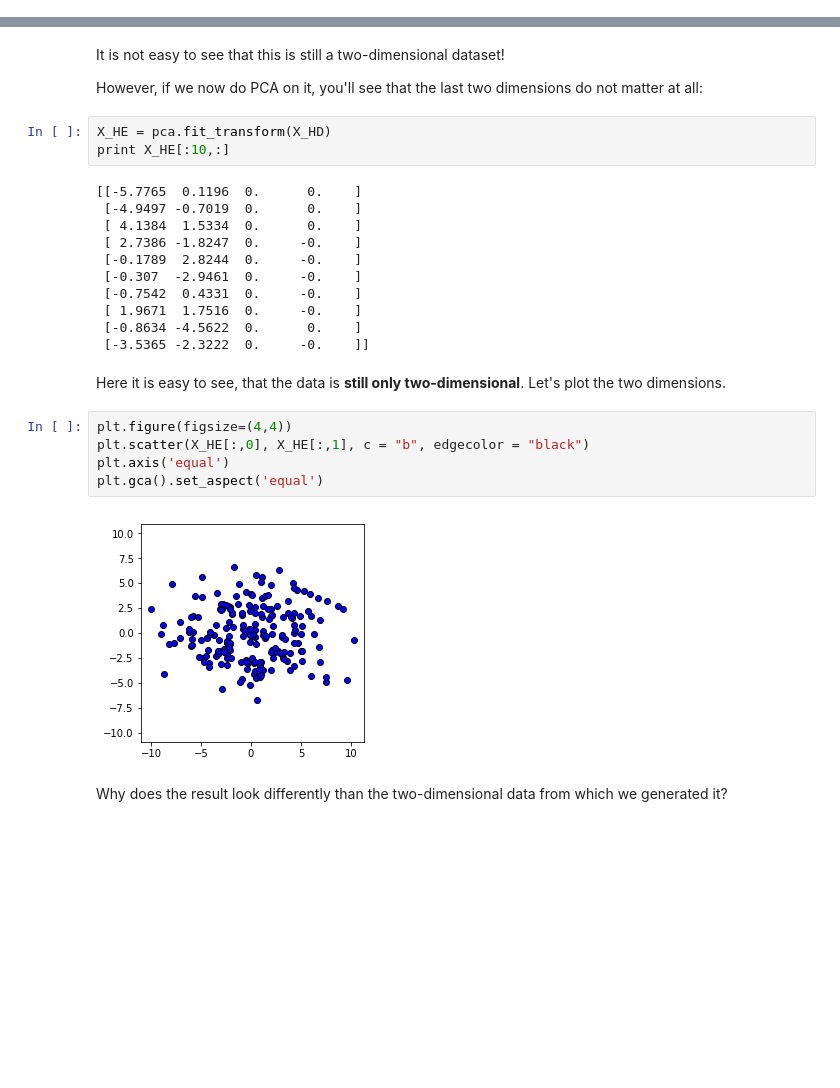
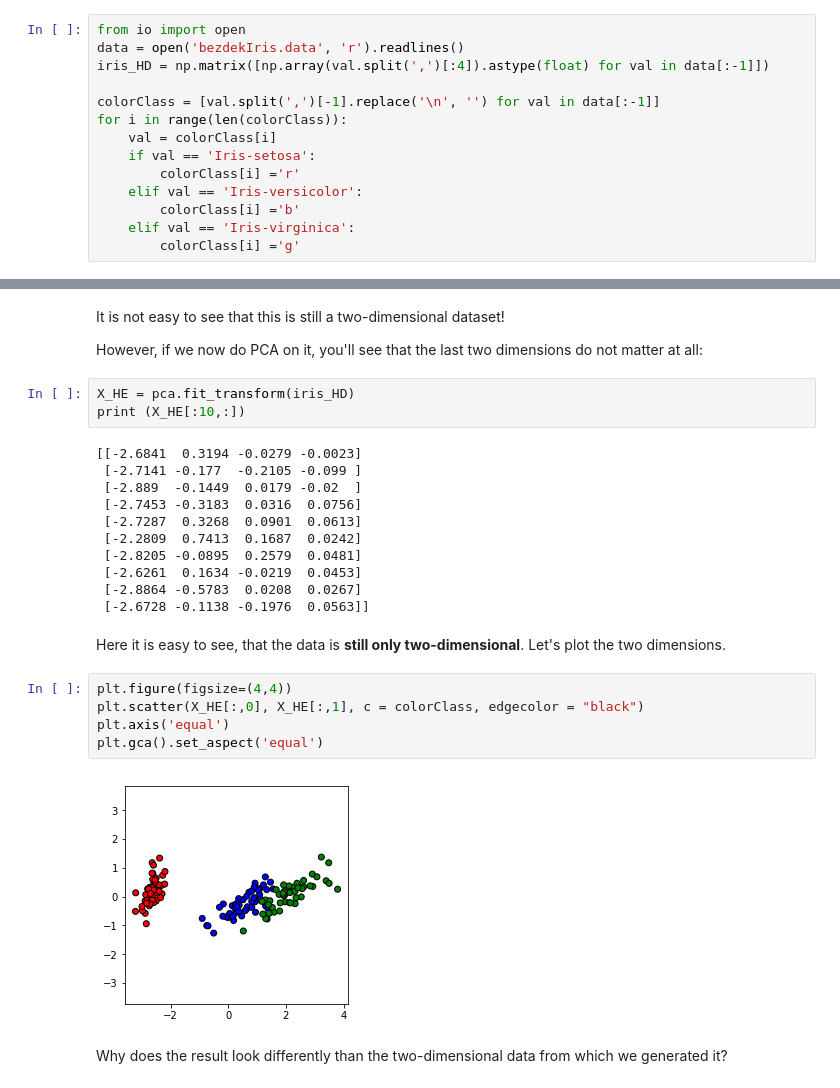
Before and after one commit to leondonglh/PCAresearch, a Jupyter notebook: PCA_Introduction.ipynb, the cells around one changed output, grey strips where cells are left out. Drawn from its saved outputs; the diff is of its cells as text; blank space fills up the shorter version.

Commit message:
Added iris data set and colored classes

```diff
--- a/PCA_Introduction.ipynb
+++ b/PCA_Introduction.ipynb
@@ -258,3 +255,17 @@ X_HD = np.dot(X,np.random.uniform(0.2,3,(2,4))*(np.random.randint(0,2,(2,4))*2-1
+# %%
+from io import open
+data = open('bezdekIris.data', 'r').readlines()
+iris_HD = np.matrix([np.array(val.split(',')[:4]).astype(float) for val in data[:-1]])
+
+colorClass = [val.split(',')[-1].replace('\n', '') for val in data[:-1]]
+for i in range(len(colorClass)):
+    val = colorClass[i]
+    if val == 'Iris-setosa':
+        colorClass[i] ='r'
+    elif val == 'Iris-versicolor':
+        colorClass[i] ='b'
+    elif val == 'Iris-virginica':
+        colorClass[i] ='g'
 # %% [markdown]
 Lets look at the data again. First, the raw data:
 # %%
@@ -287,28 +298,28 @@ It is not easy to see that this is still a two-dimensional dataset!
 
 However, if we now do PCA on it, you'll see that the last two dimensions do not matter at all:
 # %%
-X_HE = pca.fit_transform(X_HD)
-print X_HE[:10,:]
+X_HE = pca.fit_transform(iris_HD)
+print (X_HE[:10,:])
 # %% [output]
-[[-5.7765  0.1196  0.      0.    ]
- [-4.9497 -0.7019  0.      0.    ]
- [ 4.1384  1.5334  0.      0.    ]
- [ 2.7386 -1.8247  0.     -0.    ]
- [-0.1789  2.8244  0.     -0.    ]
- [-0.307  -2.9461  0.     -0.    ]
- [-0.7542  0.4331  0.     -0.    ]
- [ 1.9671  1.7516  0.     -0.    ]
- [-0.8634 -4.5622  0.      0.    ]
- [-3.5365 -2.3222  0.     -0.    ]]
+[[-2.6841  0.3194 -0.0279 -0.0023]
+ [-2.7141 -0.177  -0.2105 -0.099 ]
+ [-2.889  -0.1449  0.0179 -0.02  ]
+ [-2.7453 -0.3183  0.0316  0.0756]
+ [-2.7287  0.3268  0.0901  0.0613]
+ [-2.2809  0.7413  0.1687  0.0242]
+ [-2.8205 -0.0895  0.2579  0.0481]
+ [-2.6261  0.1634 -0.0219  0.0453]
+ [-2.8864 -0.5783  0.0208  0.0267]
+ [-2.6728 -0.1138 -0.1976  0.0563]]
 # %% [markdown]
 Here it is easy to see, that the data is **still only two-dimensional**. Let's plot the two dimensions.
 # %%
 plt.figure(figsize=(4,4))
-plt.scatter(X_HE[:,0], X_HE[:,1], c = "b", edgecolor = "black")
+plt.scatter(X_HE[:,0], X_HE[:,1], c = colorClass, edgecolor = "black")
 plt.axis('equal')
 plt.gca().set_aspect('equal')
 # %% [output]
-[figure, old version]
+[figure, new version]
 # %% [markdown]
 Why does the result look differently than the two-dimensional data from which we generated it?
 # %%
```
Also changed, not shown: parts of 18 cells of this notebook, 1 other file.
